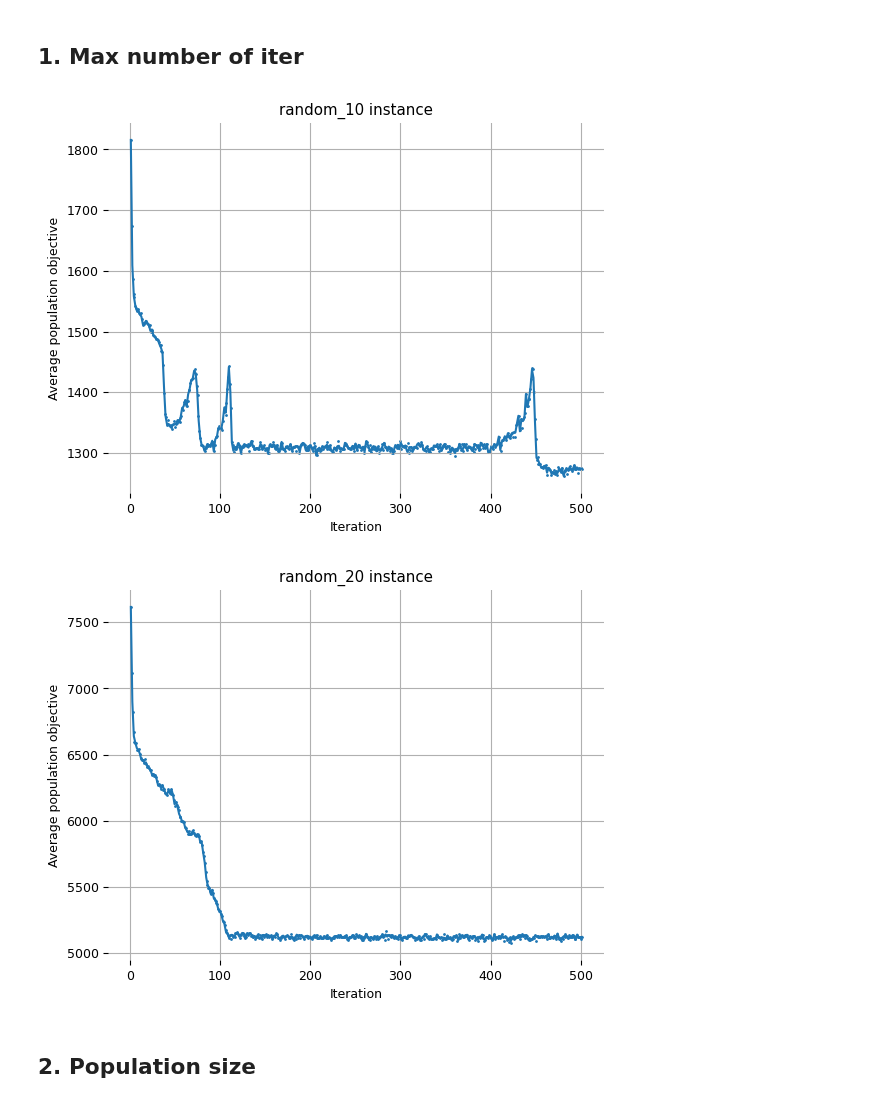
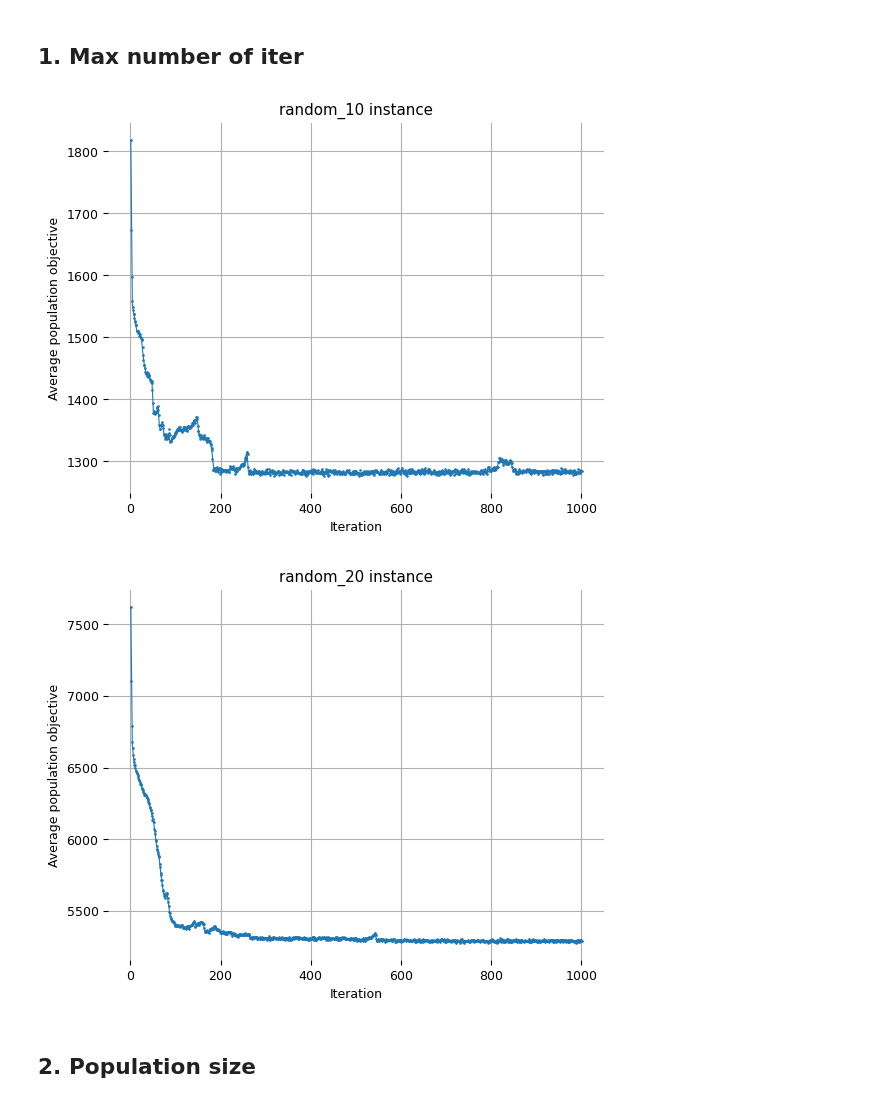
Before and after one commit to TaIos/master-thesis, a Jupyter notebook: src/notebooks/graphs.ipynb, the cells around one changed output. Cells and saved outputs as stored; diff of their text form; code cells hidden in the pictures.

```diff
--- a/src/notebooks/graphs.ipynb
+++ b/src/notebooks/graphs.ipynb
@@ -324,6 +330,9 @@ def compResToDf(compResLst: List[ComputationResult]) -> pd.DataFrame:
            'gaParameters.maxNumberOfIter',
            'gaParameters.populationSize',
            'gaParameters.maximumWildCardCount',
+           'gaParameters.orientationWeights',
+           'gaParameters.populationDivisionCounts',
+           'gaParameters.initialPopulationDivisionCounts',
            'instanceParameters.layout.width',
            'instanceParameters.layout.height',
            'objectiveParameters.overlappingPenalizationConstant',
@@ -364,9 +373,32 @@ def addGridToFigure():
     plt.rc('axes', axisbelow=True)
     plt.grid(True)
 
-def plotter(x, y, label, title, legendTitle, ncol=1, scatterDotSize=2, fontsize=10,
-           xlabel='', ylabel='', figsize=None, annotateEndOfLines=False):
-    plt.plot(*smooth(x,y), label=label)
+def improve_legend(delta, right_most_x):
+    ax = plt.gca()
+    for spine in ax.spines:
+        ax.spines[spine].set_visible(False)
+
+    groups = dict()
+
+    for line in ax.lines:
+        data_x, data_y = line.get_data()
+        right_most_y = data_y[-1]
+        added = False
+        for k,v in groups.items():
+            if np.abs(k-right_most_y) < delta:
+                v.append(line)
+                added = True
+                break
+        if not added:
+            groups[right_most_y] = [line]
+
+        for right_most_y, line_lst in groups.items():
+            text = ', '.join(x.get_label() for x in line_lst)
+            ann = ax.annotate(text, xy=(right_most_x, right_most_y), fontsize=8)
+
+def plotter(x, y, label, title, legendTitle, ncol=1, scatterDotSize=2,linewidth=1, fontsize=10,
+           xlabel='', ylabel='', figsize=None, annotateEndOfLines=False, annotateEndOfLinesPenalization=40):
+    plt.plot(*smooth(x,y), label=label,linewidth=linewidth)
     plt.scatter(x, y, s=scatterDotSize)
     plt.xlabel(xlabel)
     plt.ylabel(ylabel)
@@ -376,7 +408,7 @@ def plotter(x, y, label, title, legendTitle, ncol=1, scatterDotSize=2, fontsize=
     if annotateEndOfLines:
         ymin, ymax = plt.ylim()
         xmin, xmax = plt.xlim()
-        delta = ymax/40
+        delta = ymax/annotateEndOfLinesPenalization
         improve_legend(delta=delta, right_most_x=xmax)
 
     if legendTitle is not None and len(legendTitle) > 0:
@@ -412,24 +444,24 @@ for filename in os.listdir(sourceDir):
 # %%
 r = loadComputationResultBatch('./out_hyperparameters/max_number_of_iter', addName=True, addInstanceSize=True)
 dfIter = compResToDf(r)
-dfIter = dfIter[dfIter.maxNumberOfIter == 500]
+dfIter = dfIter[dfIter.maxNumberOfIter == 1000]
 # %%
 # zprumerovat nekoklik behu s maxNumberOfIter=500 pro random_10 a random_20
 turnSpinesOff()
 plt.rcParams.update({'font.size': 9})
 dfIterTS = dfIter.groupby([dfIter.name, dfIter.maxNumberOfIter])['avgObjTS'].mean()
 
 for name in dfIter.name.unique():
     for maxNumberOfIter in dfIter[dfIter.name == name].maxNumberOfIter.unique():
         label = f'label'
         ts = dfIterTS[name, maxNumberOfIter]
-        plotter(x=range(1, len(ts)+1), y=ts, label=None, title=f'{name} instance', legendTitle=None, scatterDotSize=1,
+        plotter(x=range(1, len(ts)+1), y=ts, label=None, title=f'{name} instance', legendTitle=None, scatterDotSize=1, linewidth=1,
                fontsize=9, xlabel='Iteration', ylabel='Average population objective')
     plt.savefig(f'figures2/max_number_of_iter_{name}.pdf')
     plt.show()
 # %% [output]
-[figure, old version]
+[figure, new version]
-[figure, old version]
+[figure, new version]
 # %% [markdown]
 ## 2. Population size
 # %%
```
Also changed, not shown: parts of 6 cells of this notebook, 13 other files.
